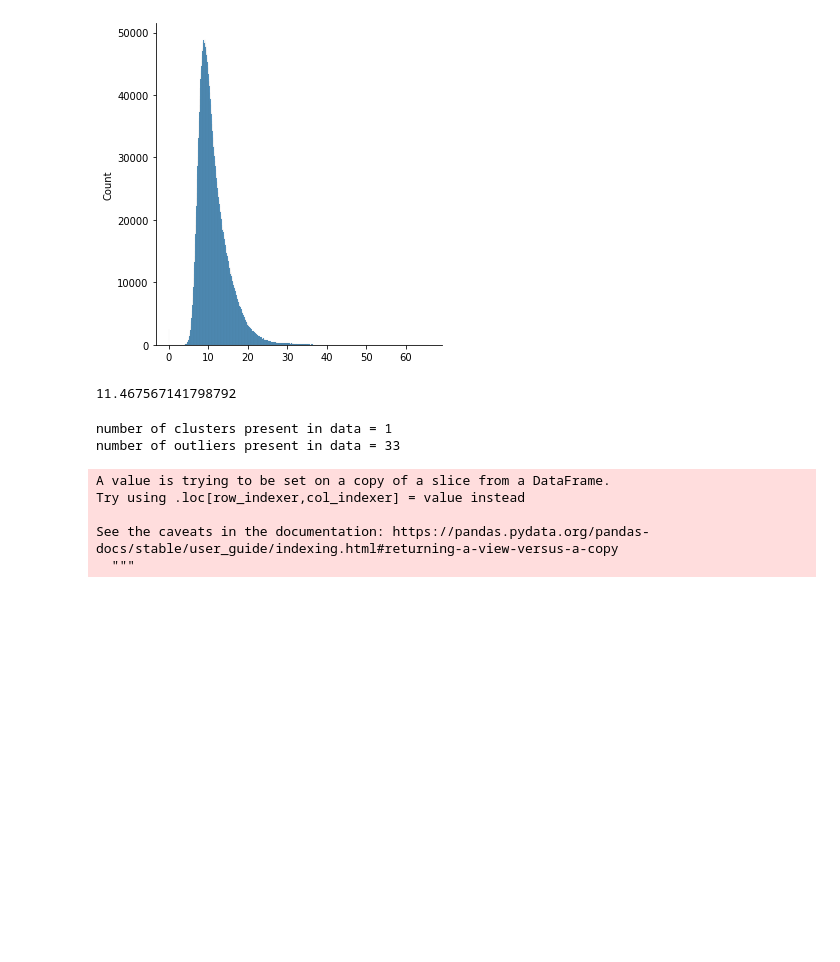
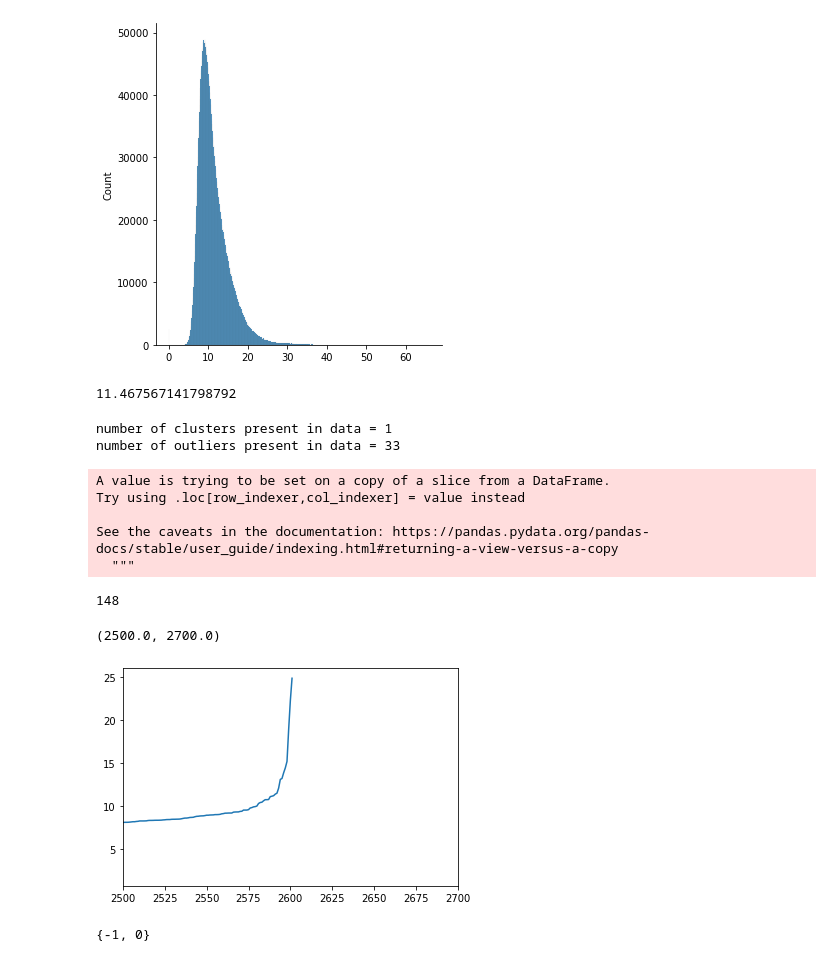
Before and after one commit to skumarudel/DSPS_SKumar, a Jupyter notebook: HW7/ClusteringGenes.ipynb, the cells around one changed output. Drawn from its saved outputs; the diff is of its cells as text; code cells hidden in the pictures; blank space fills up the shorter version.

```diff
--- a/HW7/ClusteringGenes.ipynb
+++ b/HW7/ClusteringGenes.ipynb
@@ -261,3 +261,23 @@ Try using .loc[row_indexer,col_indexer] = value instead
 
 See the caveats in the documentation: https://pandas.pydata.org/pandas-docs/stable/user_guide/indexing.html#returning-a-view-versus-a-copy
   """
+# %%
+min_samples
+# %% [output]
+148
+# %%
+neighbors = skl.neighbors.NearestNeighbors(n_neighbors=min_samples)
+neighbors_fit = neighbors.fit(scaledgenes)
+distances, indices = neighbors_fit.kneighbors(scaledgenes)
+# %%
+distances = np.sort(distances, axis=0)
+distances = distances[:,1]
+plt.plot(distances)
+plt.xlim(2500,2700)
+# %% [output]
+(2500.0, 2700.0)
+[figure, added]
+# %%
+set(labels)
+# %% [output]
+{-1, 0}
```
Also changed, not shown: parts of 2 cells of this notebook.
